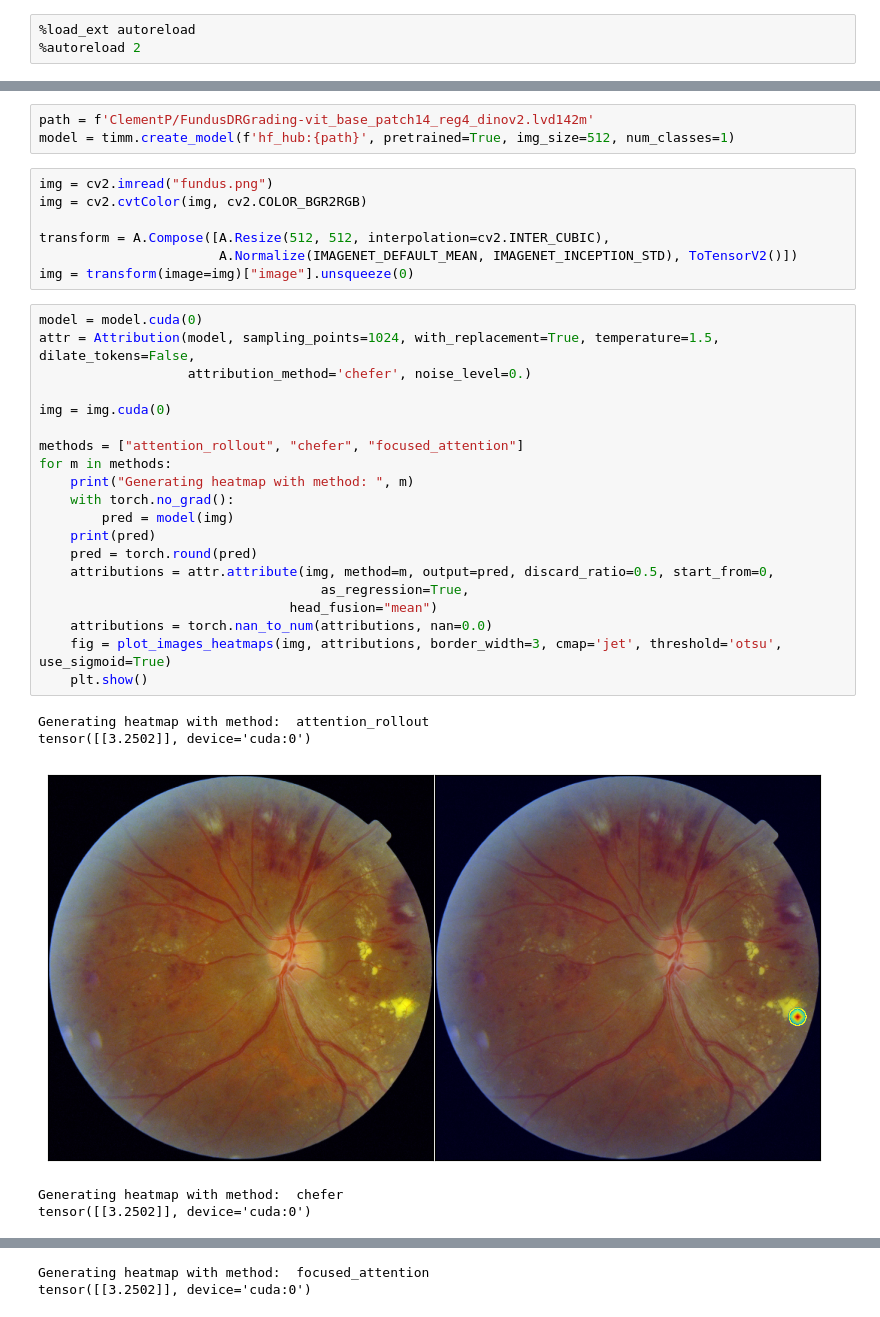
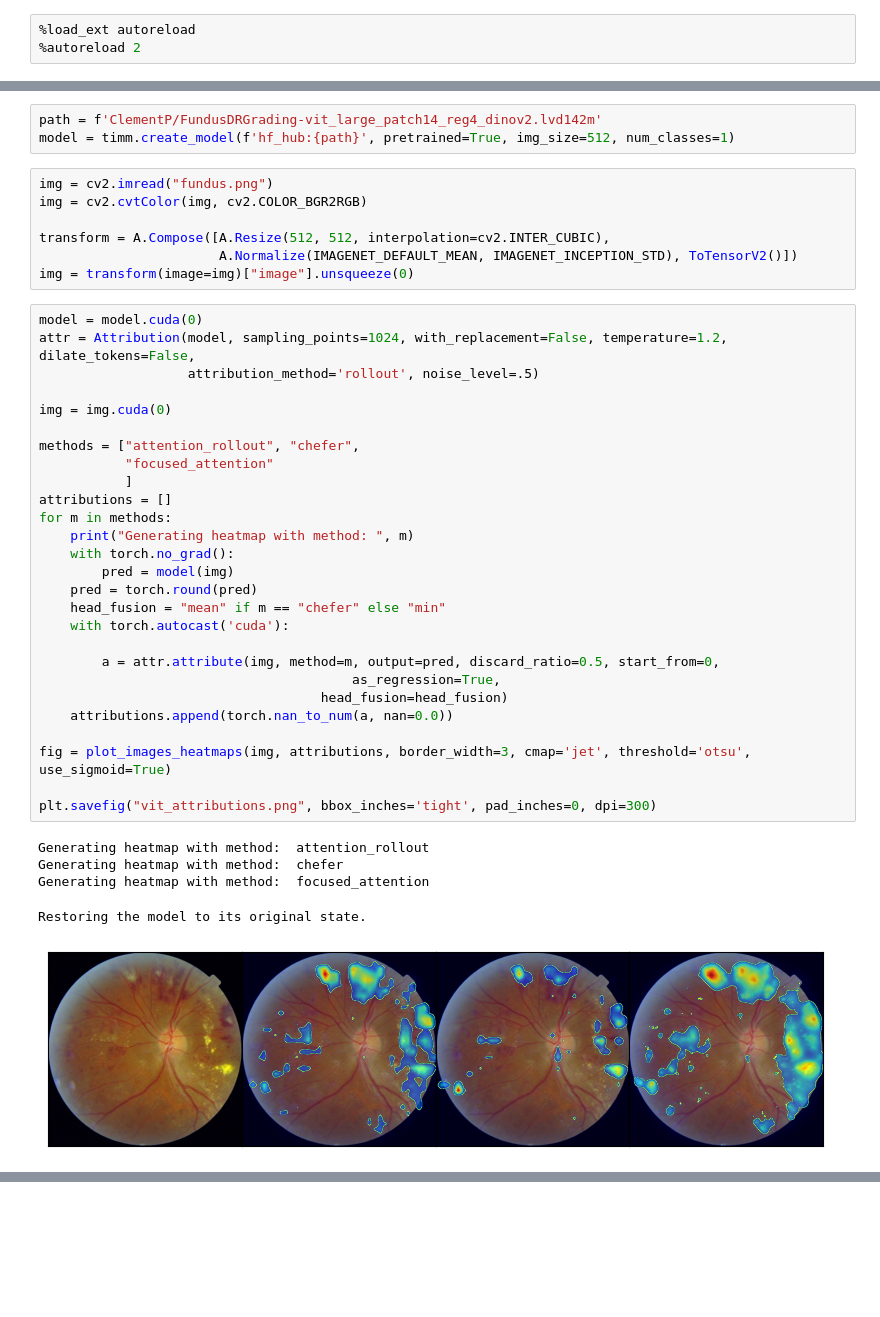
Before and after one commit to ClementPla/interpretability_toolkit, a Jupyter notebook: notebooks/fundus_interpretability.ipynb, the cells around one changed output, grey strips where cells are left out. Drawn from its saved outputs; the diff is of its cells as text; blank space fills up the shorter version.

```diff
--- a/notebooks/fundus_interpretability.ipynb
+++ b/notebooks/fundus_interpretability.ipynb
@@ -20,5 +19,5 @@ from huggingface_hub import hf_hub_download
 # %%
-path = f'ClementP/FundusDRGrading-vit_base_patch14_reg4_dinov2.lvd142m'
+path = f'ClementP/FundusDRGrading-vit_large_patch14_reg4_dinov2.lvd142m'
 model = timm.create_model(f'hf_hub:{path}', pretrained=True, img_size=512, num_classes=1)
 # %%
 img = cv2.imread("fundus.png")
@@ -29,27 +28,34 @@ transform = A.Compose([A.Resize(512, 512, interpolation=cv2.INTER_CUBIC),
 img = transform(image=img)["image"].unsqueeze(0)
 # %%
 model = model.cuda(0)
-attr = Attribution(model, sampling_points=1024, with_replacement=True, temperature=1.5, dilate_tokens=False,
-                   attribution_method='chefer', noise_level=0.)
+attr = Attribution(model, sampling_points=1024, with_replacement=False, temperature=1.2, dilate_tokens=False,
+                   attribution_method='rollout', noise_level=.5)
 
 img = img.cuda(0)
 
-methods = ["attention_rollout", "chefer", "focused_attention"]
+methods = ["attention_rollout", "chefer",
+           "focused_attention"
+           ]
+attributions = []
 for m in methods:
     print("Generating heatmap with method: ", m)
     with torch.no_grad():
         pred = model(img)
-    print(pred)
     pred = torch.round(pred)
-    attributions = attr.attribute(img, method=m, output=pred, discard_ratio=0.5, start_from=0,
-                                    as_regression=True,
-                                head_fusion="mean")
-    attributions = torch.nan_to_num(attributions, nan=0.0)
-    fig = plot_images_heatmaps(img, attributions, border_width=3, cmap='jet', threshold='otsu', use_sigmoid=True)
-    plt.show()
+    head_fusion = "mean" if m == "chefer" else "min"
+    with torch.autocast('cuda'):
+
+        a = attr.attribute(img, method=m, output=pred, discard_ratio=0.5, start_from=0,
+                                        as_regression=True,
+                                    head_fusion=head_fusion)
+    attributions.append(torch.nan_to_num(a, nan=0.0))
+
+fig = plot_images_heatmaps(img, attributions, border_width=3, cmap='jet', threshold='otsu', use_sigmoid=True)
+
+plt.savefig("vit_attributions.png", bbox_inches='tight', pad_inches=0, dpi=300)
 # %% [output]
 Generating heatmap with method:  attention_rollout
-tensor([[3.2502]], device='cuda:0')
+Generating heatmap with method:  chefer
+Generating heatmap with method:  focused_attention
+Restoring the model to its original state.
-[figure, old version]
+[figure, new version]
-Generating heatmap with method:  chefer
-tensor([[3.2502]], device='cuda:0')
@@ -57,2 +61,0 @@ tensor([[3.2502]], device='cuda:0')
-Generating heatmap with method:  focused_attention
-tensor([[3.2502]], device='cuda:0')
```
Also changed, not shown: parts of 4 cells of this notebook, 3 other files.
